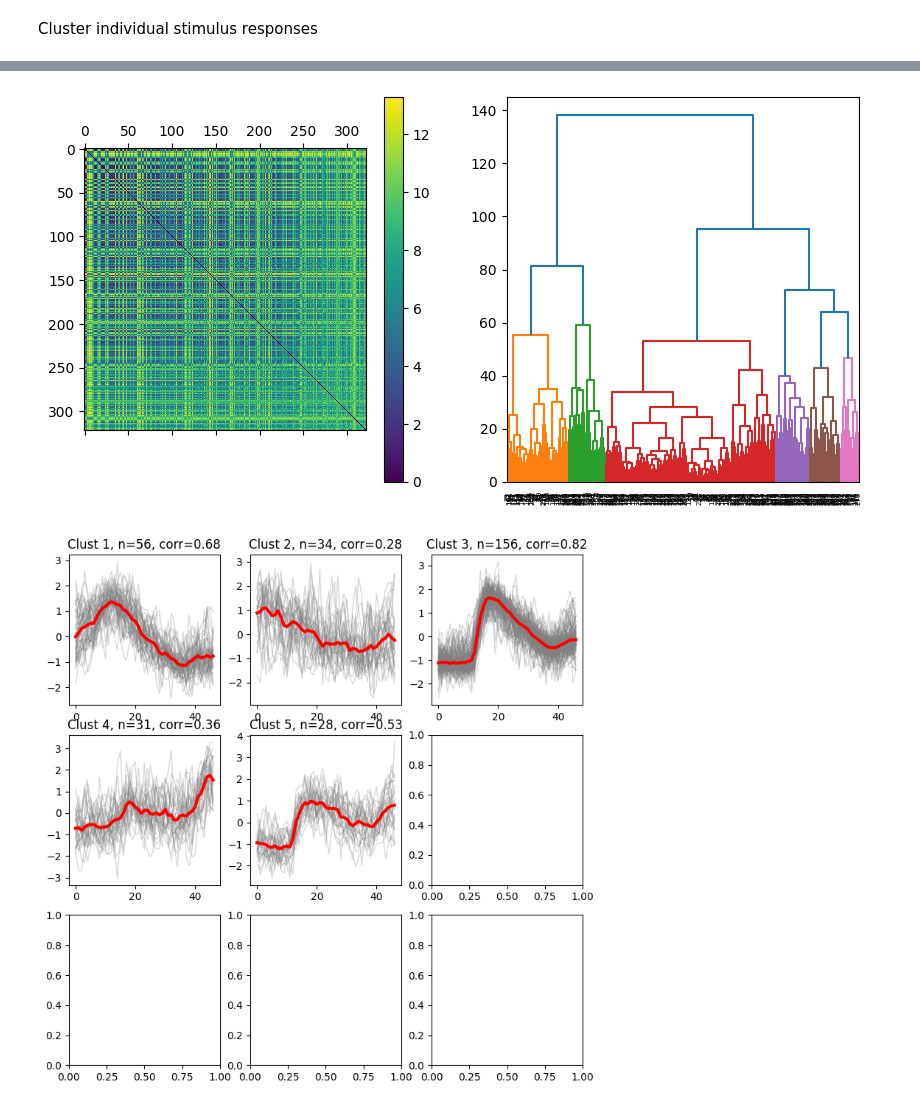
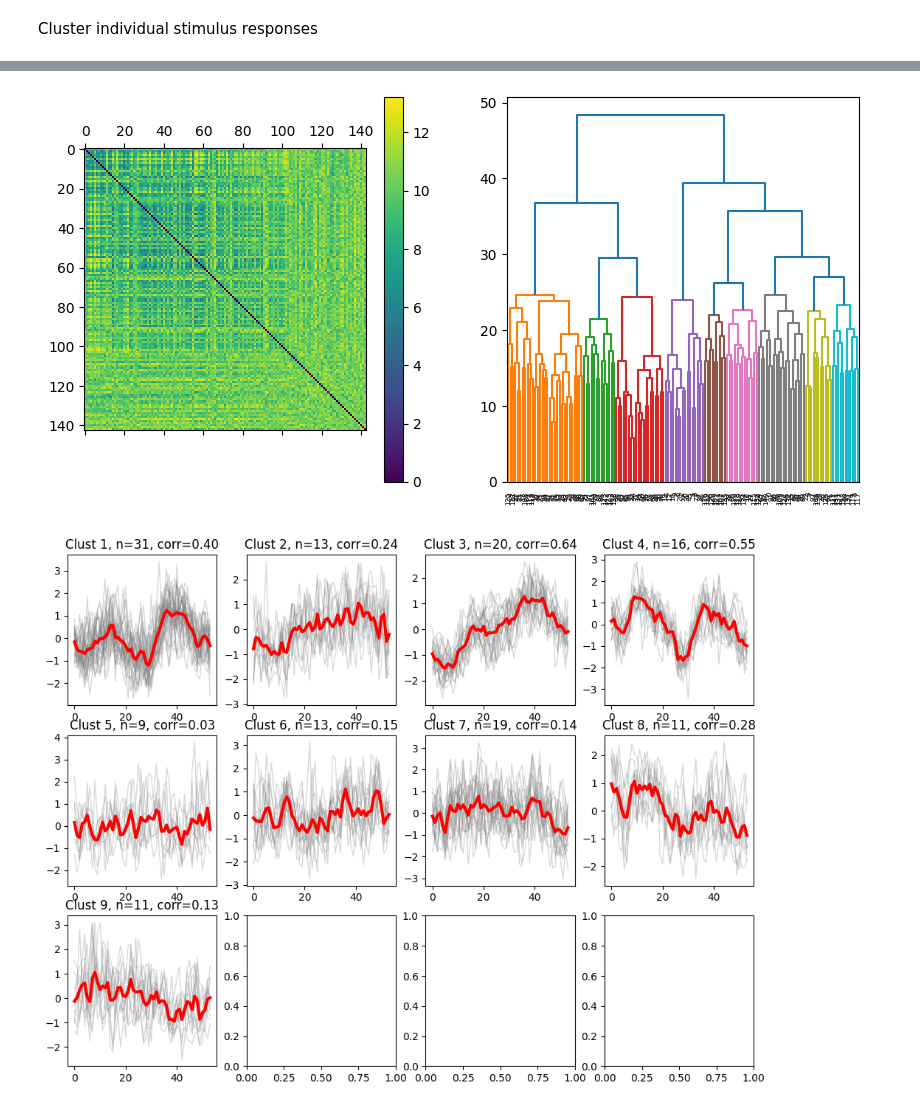
Before and after one commit to simbru/pygor, a Jupyter notebook: ROI_clustering.ipynb, the cells around one changed output, grey strips where cells are left out. Saved outputs shown, nothing was run; the diff lists cells and outputs as text; code cells hidden in the pictures.

Commit message:
now saves to a proper path. ready to test with multiple files

```diff
--- a/ROI_clustering.ipynb
+++ b/ROI_clustering.ipynb
@@ -4,11 +4,11 @@ import numpy as np
 import matplotlib.pyplot as plt
 import pandas as pd
 
-data_path = 'C:/Users/Michael Forsthofer/OneDrive - University of Sussex/BadenLab/2p-imaging/contralateral_OT_singleplane/st66/'
-#data_path = 'D:/Box Sync/Imaging/240814_st66_VIP/2/'
+#data_path = 'C:/Users/Michael Forsthofer/OneDrive - University of Sussex/BadenLab/2p-imaging/contralateral_OT_singleplane/st66/'
+data_path = 'D:/Box Sync/Imaging/240822_st66_VIP/'
 # %%
 #filename = '2024-8-14_x240814_2_4cOT.h5'
-filename = '2024-9-26_x240926_3_1cOts_D.h5'
+filename = '2024-8-22_x240822_1_2cOTs.h5'
 stimtypes = ['stationary stripes','moving stripes','stationary stripes','OFF','dots_ON','OFF','ON','dots_OFF','ON', 'ON', 'loom']
 stimtypes_relevant = ['moving stripes', 'dots_ON', 'dots_OFF', 'loom']
 data_object = pygor.load.Core(data_path+filename)
@@ -163,7 +161,7 @@ included_responses = []
 
 append_idx = 1000
 append_idx_post = 1000
-SD_threshold = 1.7
+SD_threshold = 1.4
 
 #find stimulus segments plus some time before and after
 for idx, i in enumerate(mean_triggertimes_extended[:-1]):
@@ -221,7 +219,7 @@ for idx, cur_traces in enumerate(stim_responses):
 # %%
 
 
-cluster_threshold = 60
+cluster_threshold = 25
 
 cluster_allocations = {}
 cluster_traces = {}
@@ -244,33 +242,33 @@ for idx, cur_clust in enumerate(responses_sorted):
     dendrogram(cluster_linkage, ax=ax[1], color_threshold=cluster_threshold)
 
     # %% Cluster data based on distance matrix
     clustering = fcluster(
         cluster_linkage, criterion="distance", t=cluster_threshold)
 
     n_clusters = np.max(clustering) + 1
     n_cols = int(np.ceil(np.sqrt(n_clusters)))
     n_rows = int(np.ceil(n_clusters / n_cols))
     fig, ax = plt.subplots(n_rows, n_cols, figsize=(3*n_cols, 3*n_rows))
     ax = ax.flatten()
 
     cur_clust_trace = []
     cur_clust_correlation = []
     clust_rois = []
-    for i in range(1, np.max(clustering)):
+    for i in np.unique(clustering):
         cur_correlation = cluster_correlation(cur_traces[clustering == i])
         ax[i-1].plot(cur_traces[clustering == i].transpose(), color='grey', alpha=0.3, linewidth=1)
         ax[i-1].plot(np.nanmean(cur_traces[clustering == i], axis=0), color='red', linewidth=3)
         #ax[i-1].set_xticks([])
         ax[i-1].set_title(f"Clust {i}, n={np.sum(clustering == i)}, corr={cur_correlation:.2f}" )
         cur_clust_trace.append(cur_traces[clustering == i])
         cur_clust_correlation.append(cur_correlation)
         clust_rois.append(included_responses[idx][clustering == i])
     cluster_traces[stimtypes_relevant[idx]] = cur_clust_trace
     cluster_correlations[stimtypes_relevant[idx]] = cur_clust_correlation
     responding_rois[stimtypes_relevant[idx]] = clust_rois
 
 
     cluster_allocations[stimtypes_relevant[idx]] = clustering
 # %% [output]
-[figure, old version]
+[figure, new version]
-[figure, old version]
+[figure, new version]
```
Also changed, not shown: parts of 13 cells of this notebook.
